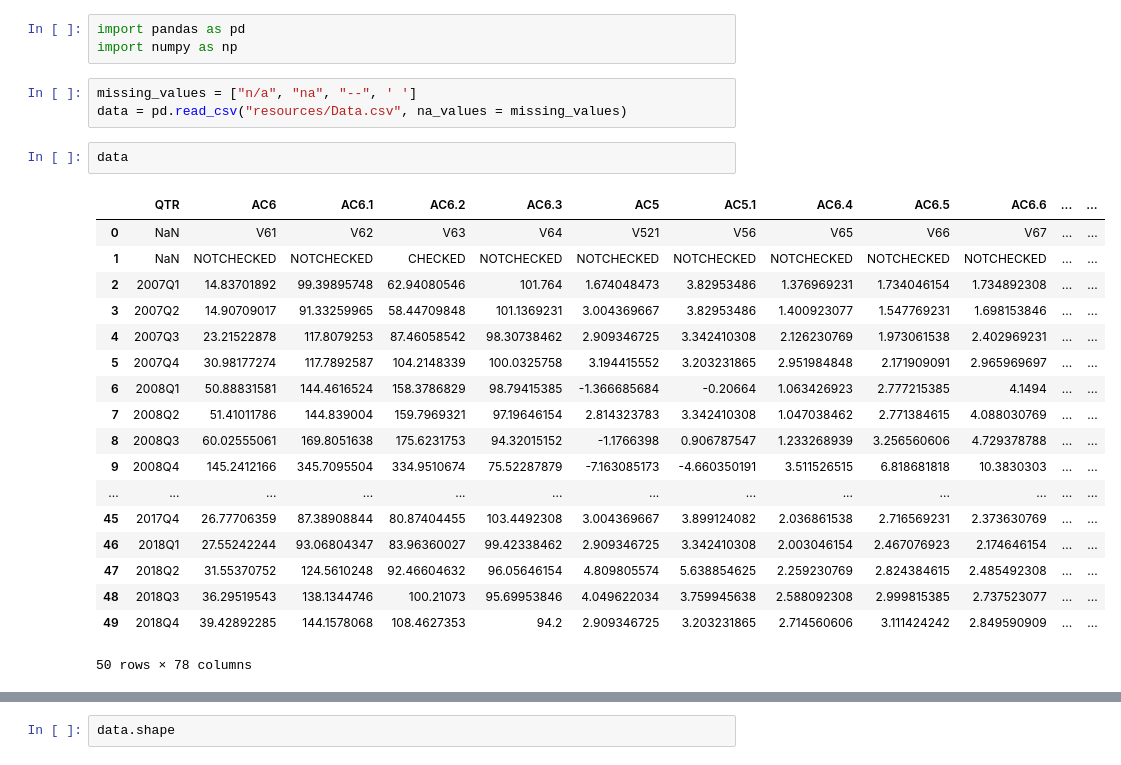
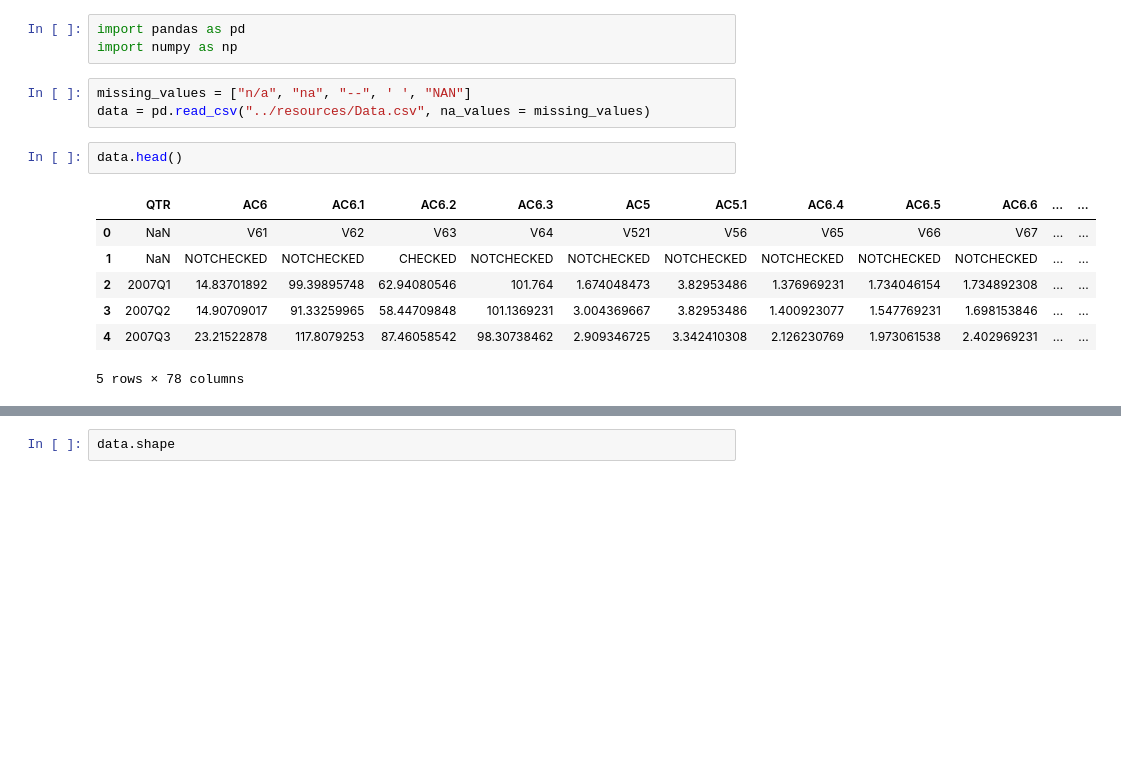
Before and after one commit to Subhasishbasak/Anomaly_detection, a Jupyter notebook: notebooks/Data_cleaning.ipynb, the cells around one changed output, grey strips where cells are left out. Drawn from its saved outputs; the diff is of its cells as text; blank space fills up the shorter version.

```diff
--- a/notebooks/Data_cleaning.ipynb
+++ b/notebooks/Data_cleaning.ipynb
@@ -2,26 +2,15 @@
 import pandas as pd
 import numpy as np
 # %%
-missing_values = ["n/a", "na", "--", ' ']
-data = pd.read_csv("resources/Data.csv", na_values = missing_values)
+missing_values = ["n/a", "na", "--", ' ', "NAN"]
+data = pd.read_csv("../resources/Data.csv", na_values = missing_values)
 # %%
-data
+data.head()
 # %% [output]
 |  | QTR | AC6 | AC6.1 | AC6.2 | AC6.3 | AC5 | AC5.1 | AC6.4 | AC6.5 | AC6.6 | ... | ... |
 | 0 | NaN | V61 | V62 | V63 | V64 | V521 | V56 | V65 | V66 | V67 | ... | ... |
 | 1 | NaN | NOTCHECKED | NOTCHECKED | CHECKED | NOTCHECKED | NOTCHECKED | NOTCHECKED | NOTCHECKED | NOTCHECKED | NOTCHECKED | ... | ... |
 | 2 | 2007Q1 | 14.83701892 | 99.39895748 | 62.94080546 | 101.764 | 1.674048473 | 3.82953486 | 1.376969231 | 1.734046154 | 1.734892308 | ... | ... |
 | 3 | 2007Q2 | 14.90709017 | 91.33259965 | 58.44709848 | 101.1369231 | 3.004369667 | 3.82953486 | 1.400923077 | 1.547769231 | 1.698153846 | ... | ... |
 | 4 | 2007Q3 | 23.21522878 | 117.8079253 | 87.46058542 | 98.30738462 | 2.909346725 | 3.342410308 | 2.126230769 | 1.973061538 | 2.402969231 | ... | ... |
-| 5 | 2007Q4 | 30.98177274 | 117.7892587 | 104.2148339 | 100.0325758 | 3.194415552 | 3.203231865 | 2.951984848 | 2.171909091 | 2.965969697 | ... | ... |
-| 6 | 2008Q1 | 50.88831581 | 144.4616524 | 158.3786829 | 98.79415385 | -1.366685684 | -0.20664 | 1.063426923 | 2.777215385 | 4.1494 | ... | ... |
-| 7 | 2008Q2 | 51.41011786 | 144.839004 | 159.7969321 | 97.19646154 | 2.814323783 | 3.342410308 | 1.047038462 | 2.771384615 | 4.088030769 | ... | ... |
-| 8 | 2008Q3 | 60.02555061 | 169.8051638 | 175.6231753 | 94.32015152 | -1.1766398 | 0.906787547 | 1.233268939 | 3.256560606 | 4.729378788 | ... | ... |
-| 9 | 2008Q4 | 145.2412166 | 345.7095504 | 334.9510674 | 75.52287879 | -7.163085173 | -4.660350191 | 3.511526515 | 6.818681818 | 10.3830303 | ... | ... |
-| ... | ... | ... | ... | ... | ... | ... | ... | ... | ... | ... | ... | ... |
-| 45 | 2017Q4 | 26.77706359 | 87.38908844 | 80.87404455 | 103.4492308 | 3.004369667 | 3.899124082 | 2.036861538 | 2.716569231 | 2.373630769 | ... | ... |
-| 46 | 2018Q1 | 27.55242244 | 93.06804347 | 83.96360027 | 99.42338462 | 2.909346725 | 3.342410308 | 2.003046154 | 2.467076923 | 2.174646154 | ... | ... |
-| 47 | 2018Q2 | 31.55370752 | 124.5610248 | 92.46604632 | 96.05646154 | 4.809805574 | 5.638854625 | 2.259230769 | 2.824384615 | 2.485492308 | ... | ... |
-| 48 | 2018Q3 | 36.29519543 | 138.1344746 | 100.21073 | 95.69953846 | 4.049622034 | 3.759945638 | 2.588092308 | 2.999815385 | 2.737523077 | ... | ... |
-| 49 | 2018Q4 | 39.42892285 | 144.1578068 | 108.4627353 | 94.2 | 2.909346725 | 3.203231865 | 2.714560606 | 3.111424242 | 2.849590909 | ... | ... |
-50 rows × 78 columns
+5 rows × 78 columns
```
Also changed, not shown: parts of 13 cells of this notebook.
